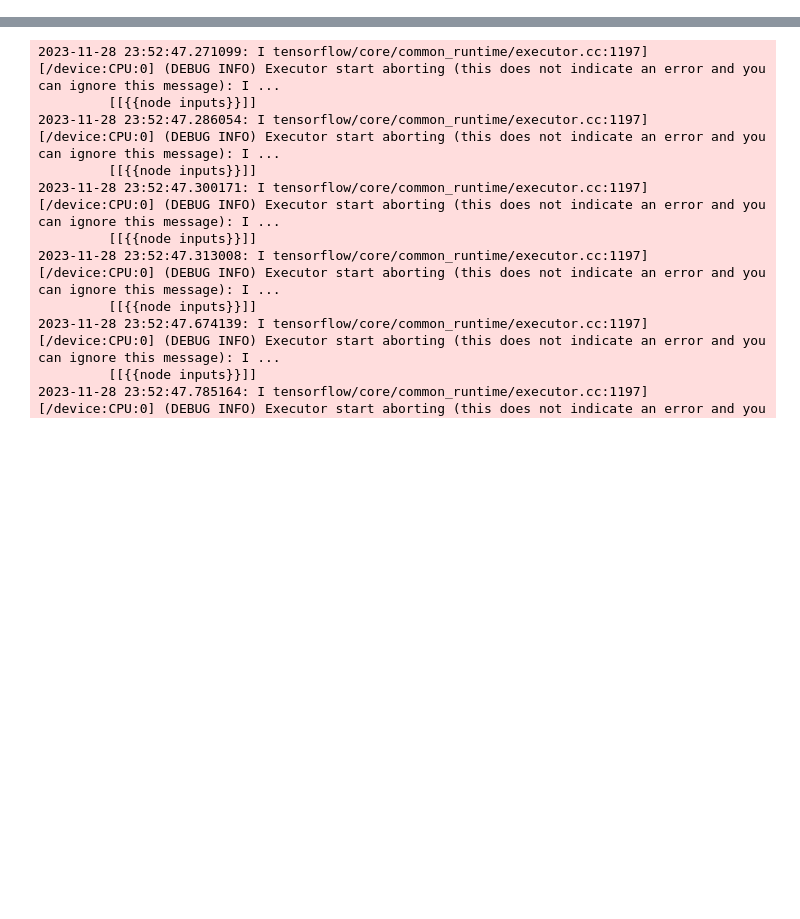
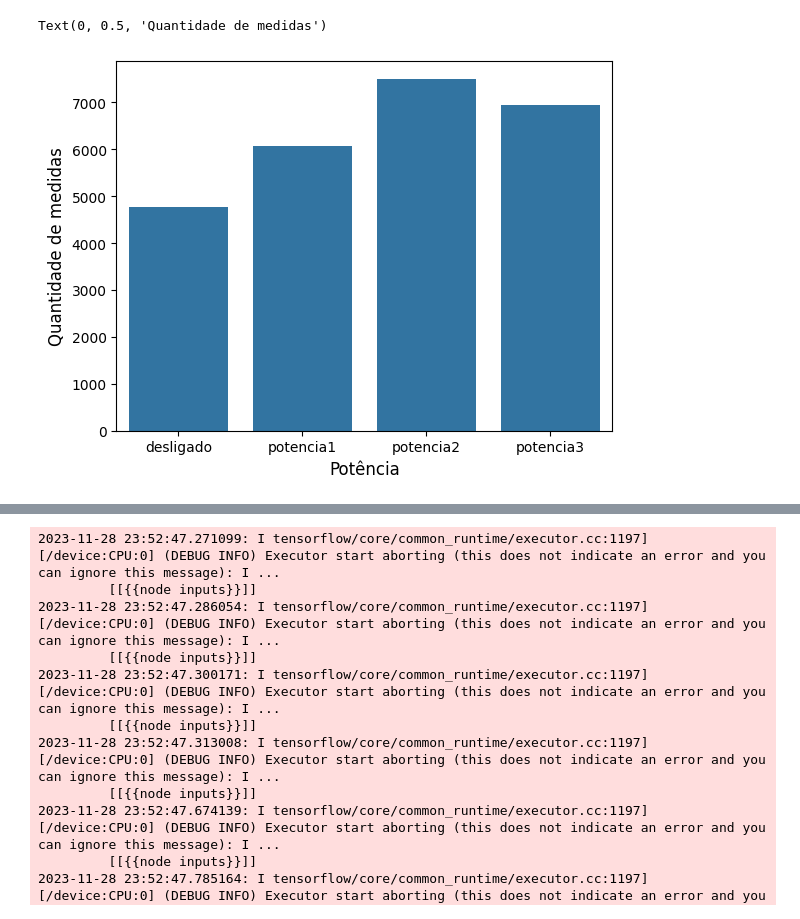
Before and after one commit to Alexandre-Esposte/AIOT, a Jupyter notebook: notebooks/modelagem.ipynb, the cells around one changed output, grey strips where cells are left out. Cells and saved outputs as stored; diff of their text form; code cells hidden in the pictures; blank space fills up the shorter version.

```diff
--- a/notebooks/modelagem.ipynb
+++ b/notebooks/modelagem.ipynb
@@ -16,3 +24,16 @@ desligado = desligado.drop("Unnamed: 0",axis=1)
 potencia1 = potencia1.drop("Unnamed: 0",axis=1)
 potencia2 = potencia2.drop("Unnamed: 0",axis=1)
 potencia3 = potencia3.drop("Unnamed: 0",axis=1)
+
+desligado['time'] = pd.to_datetime(desligado['time'])
+potencia1['time'] = pd.to_datetime(potencia1['time'])
+potencia2['time'] = pd.to_datetime(potencia2['time'])
+potencia3['time'] = pd.to_datetime(potencia3['time'])
+
+
+desligado['power'] = 'desligado'
+potencia1['power'] = 'potencia1'
+potencia2['power'] = 'potencia2'
+potencia3['power'] = 'potencia3'
+
+full_data = pd.concat([desligado,potencia1,potencia2,potencia3],axis=0)
@@ -42,0 +65,7 @@ plt.legend()
+# %%
+sns.countplot(data=full_data,x='power')
+plt.xlabel('Potência',size=12)
+plt.ylabel('Quantidade de medidas',size=12)
+# %% [output]
+Text(0, 0.5, 'Quantidade de medidas')
+[figure, added]
```
Also changed, not shown: parts of 19 cells of this notebook.
